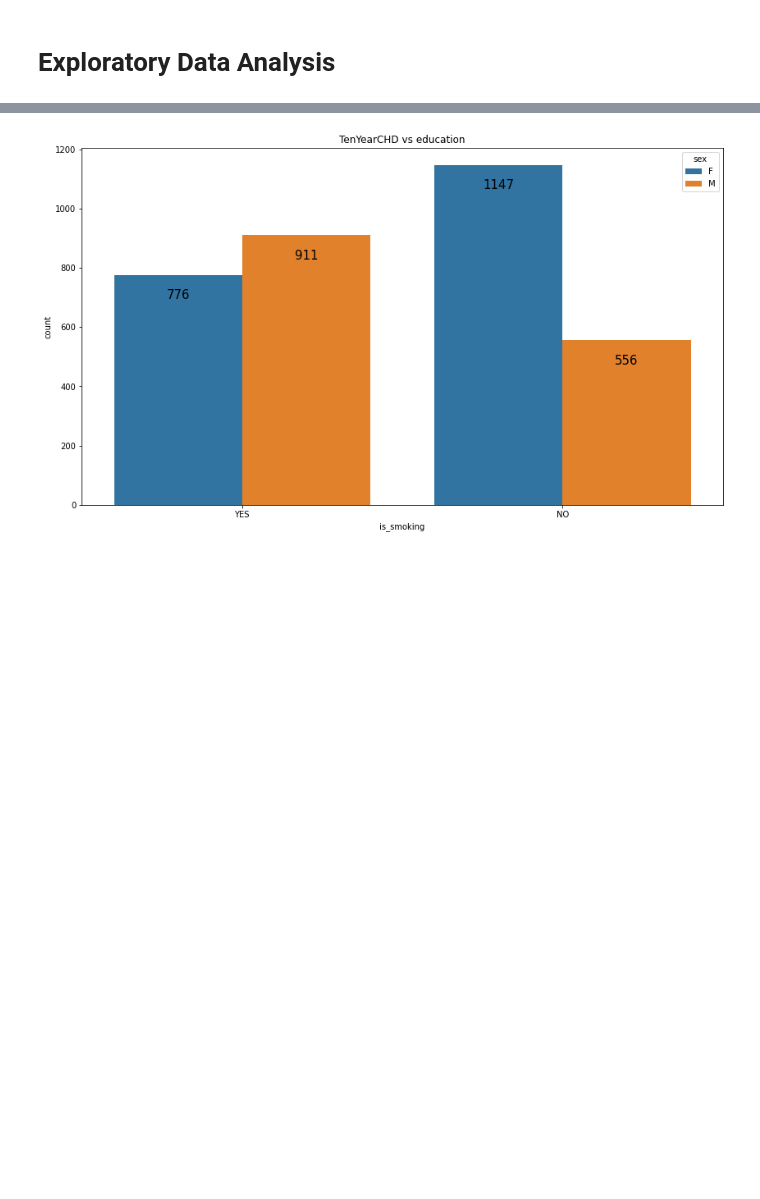
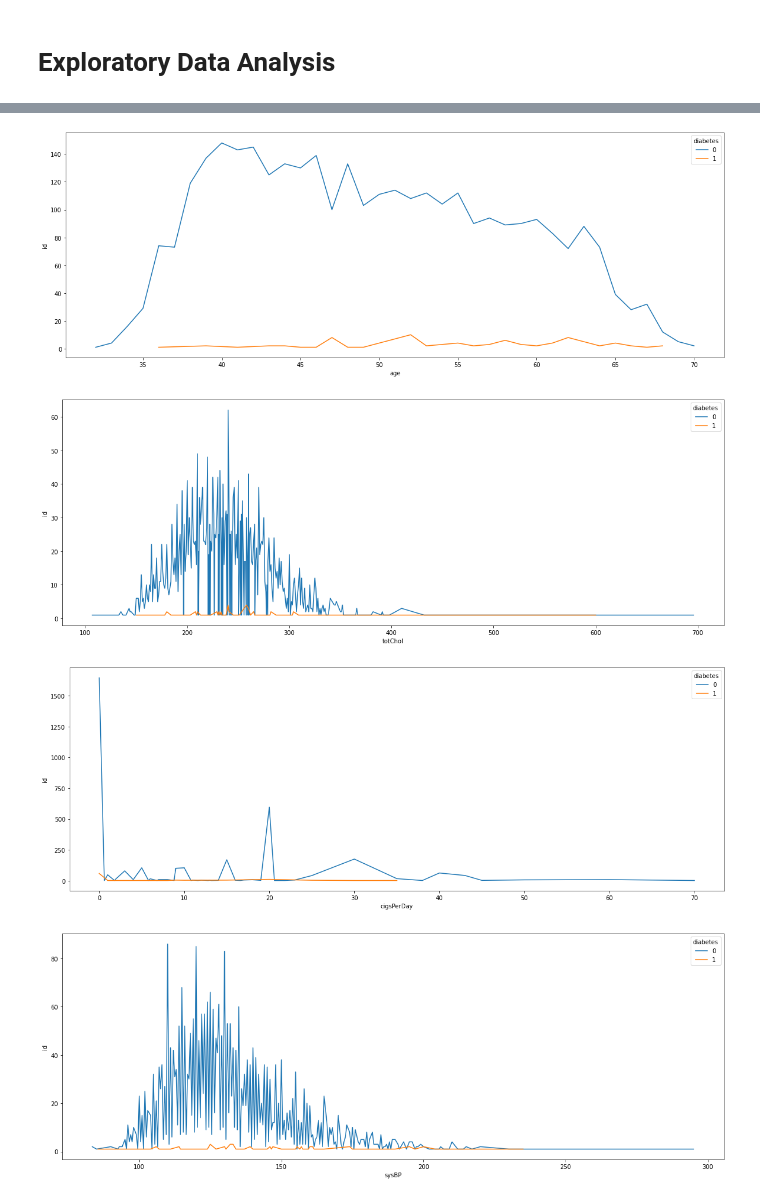
Before and after one commit to Rochakr4/Bike-Sharing-Demand-Prediction---Capstone-Project, a Jupyter notebook: CAPSTONE_PROJECT_3_Cardiovascular_Risk_Prediction.ipynb, the cells around one changed output, grey strips where cells are left out. Saved outputs shown, nothing was run; the diff lists cells and outputs as text; code cells hidden in the pictures; blank space fills up the shorter version.

```diff
--- a/CAPSTONE_PROJECT_3_Cardiovascular_Risk_Prediction.ipynb
+++ b/CAPSTONE_PROJECT_3_Cardiovascular_Risk_Prediction.ipynb
@@ -195,10 +180,13 @@ plt.show()
-# %%
-cat_features = ['education', 'sex', 'is_smoking', 'BPMeds', 'prevalentStroke', 'prevalentHyp', 'diabetes']
-plt.figure(figsize=(14,8))
-ch=sns.countplot(hue='sex',x='is_smoking',data=data_df)
-plt.title('TenYearCHD vs education')
-for p in ch.patches:
-    ch.annotate(f'\n{p.get_height()}', (p.get_x()+0.2, p.get_height()), ha='center', va='top', size=15)
-plt.show()
-# %% [output]
-[figure, removed]
+# %%
+cat_features = ['education', 'sex', 'is_smoking', 'BPMeds', 'prevalentStroke', 'prevalentHyp', 'diabetes']
+num_features = ['age', 'totChol', 'cigsPerDay', 'sysBP', 'diaBP', 'BMI', 'heartRate', 'glucose']
+# %%
+for c in num_features:
+    plt.figure(figsize=(20,7))
+    ax=sns.lineplot(data=data_df.groupby([c,'diabetes'])['id'].count().reset_index(), x=c, y="id", hue='diabetes')
+    plt.show()
+# %% [output]
+[figure, added]
+[figure, added]
+[figure, added]
+[figure, added]
```
Also changed, not shown: parts of 21 cells of this notebook.
